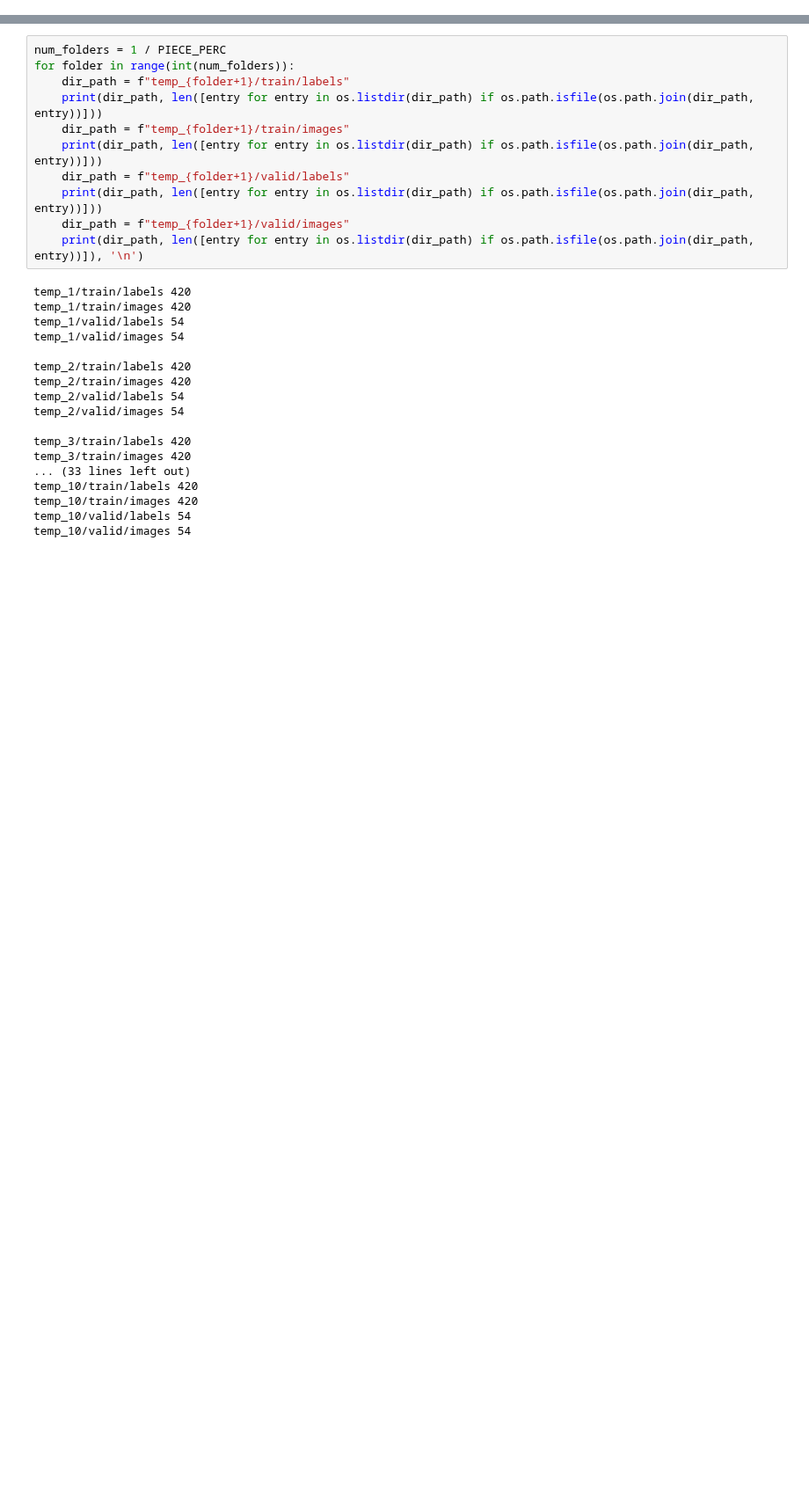
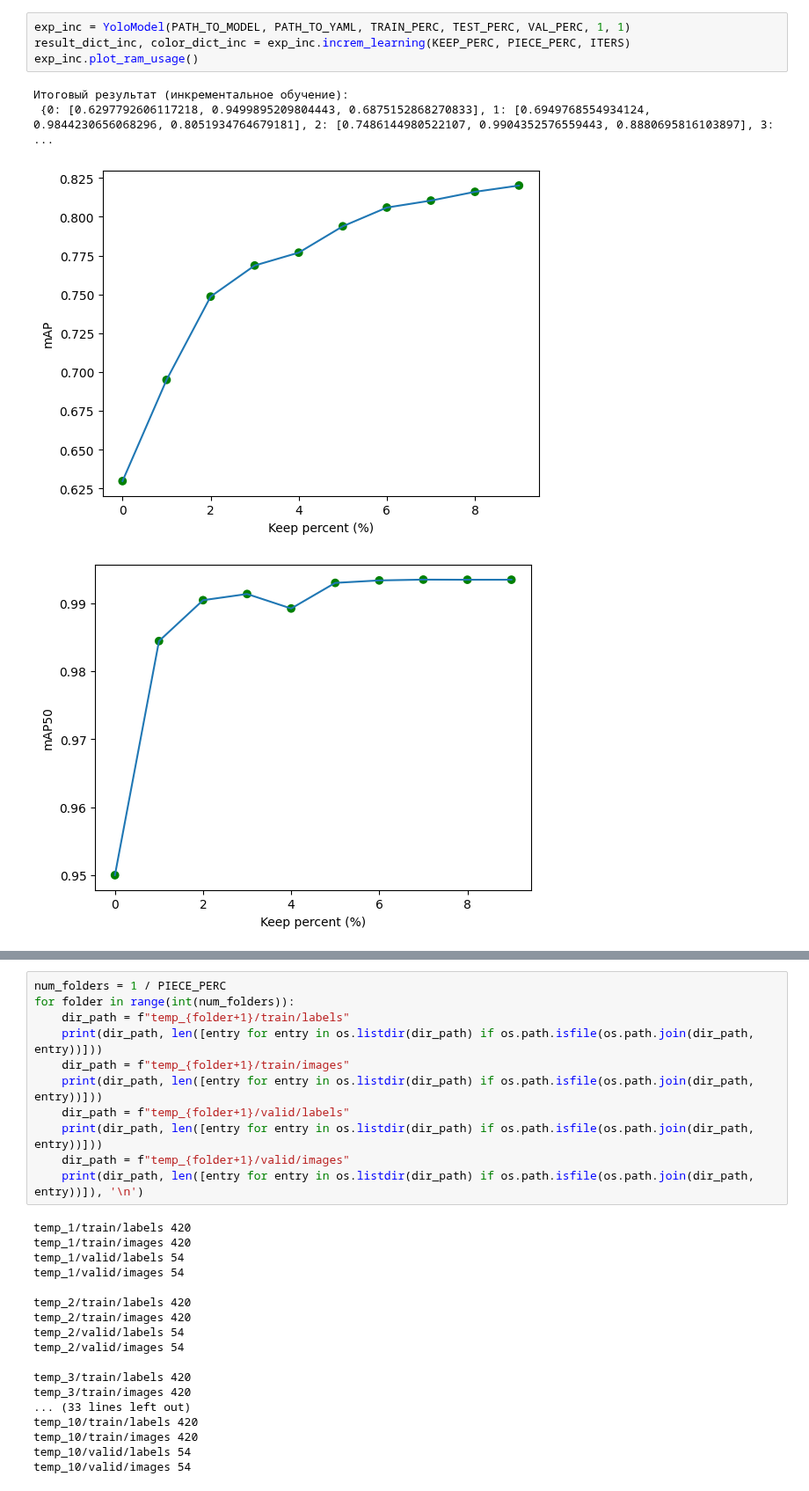
Before and after one commit to CTLab-ITMO/PTS-SP, a Jupyter notebook: yolov8.ipynb, the cells around one changed output, grey strips where cells are left out. Shown at 88% size. Saved outputs shown, nothing was run; the diff lists cells and outputs as text; blank space fills up the shorter version.

```diff
--- a/yolov8.ipynb
+++ b/yolov8.ipynb
@@ -509,0 +561,9 @@ exp_1.plot_ram_usage()
+# %%
+exp_inc = YoloModel(PATH_TO_MODEL, PATH_TO_YAML, TRAIN_PERC, TEST_PERC, VAL_PERC, 1, 1)
+result_dict_inc, color_dict_inc = exp_inc.increm_learning(KEEP_PERC, PIECE_PERC, ITERS)
+exp_inc.plot_ram_usage()
+# %% [output]
+Итоговый результат (инкрементальное обучение):
+ {0: [0.6297792606117218, 0.9499895209804443, 0.6875152868270833], 1: [0.6949768554934124, 0.9844230656068296, 0.8051934764679181], 2: [0.7486144980522107, 0.9904352576559443, 0.8880695816103897], 3:  ...
+[figure, added]
+[figure, added]
```
Also changed, not shown: parts of 6 cells of this notebook.
